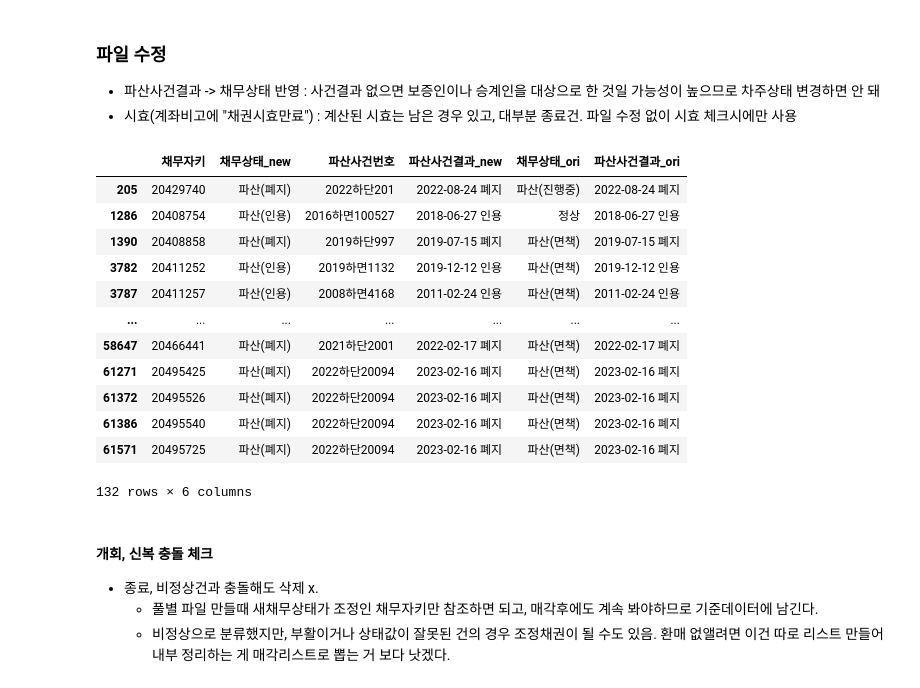
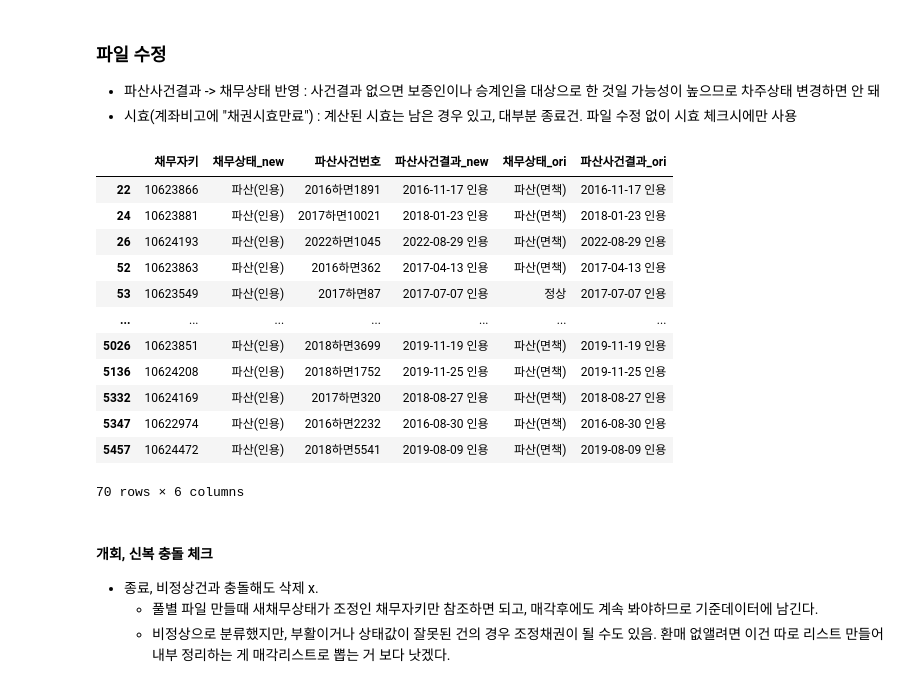
Before and after one commit to jbmyou/python_work, a Jupyter notebook: fileNaming/전산_자산정리_통합.ipynb, the cells around one changed output. Drawn from its saved outputs; the diff is of its cells as text; code cells hidden in the pictures.

```diff
--- a/fileNaming/전산_자산정리_통합.ipynb
+++ b/fileNaming/전산_자산정리_통합.ipynb
@@ -27,21 +27,23 @@ account_dtype = {'채무자키':str, '계좌키':str, '타채무자키':str}
 grt_dtype = {'채무자키':str, '계좌키':str, '타채무자키':str, '보증인키':str}
 rehabilitation_dtype = {'채무자키':str, '계좌키':str, '분납키':str, '사건키':str}
 credit_dtype = {'채무자키':str, '계좌키':str, '보증인키':str, '심의차수':str, '변제금\n수취계좌':str}
-event_dtype = {'채무자키':str, '법조치키':str, '계좌키':str, '관련법조치키':str, '법취하기':str, '타법조치키':str, '타채무자키':str, '관할법원코드':str}
+event_dtype = {'채무자키':str, '법조치키':str, '계좌키':str, '관련법조치키':str, '법취하키':str, '타법조치키':str, '타채무자키':str, '관할법원코드':str}
 # %%
 ##################################
-company = "솔림"
-basedate = "230731"
+company = "대성"
+basedate = "230904"
 ##################################
 wd = join(r"D:\3.자산\전산 dataset", company)
 comp_closing = {
     # 채권 자체의 소멸
-    "종료" : r"종결|매각|환매|DS|완납|완제|종료",
+    "종료" : r"종결(?!요청)|매각|환매|DS|완납|완제|종료",
+    # 비정상-종결요청
+    "종결요청" : r"종결요청",
     # 시효
     "시효" : r"시효|부활",
     # 채무자별로 체크
     "면책" : r"면책|면탈",
-    "불가" : r"제외|상각|포기|파산(?<!\(기각\))|사망|이민|말소" # 상각, 제외, 포기는 이미 보증인까지 고려한 결과일 수 있음
+    "불가" : r"제외|상각|포기|파산(?!\(기각\))|사망|이민|말소" # 상각, 제외, 포기는 이미 보증인까지 고려한 결과일 수 있음
     }
 # %% [markdown]
 ### 파일 읽기
@@ -50,9 +52,9 @@ comp_closing = {
 # 채무자, 계좌, 보증인, 개회신복 기준데이터->차주와 보증인으로 나누 저장
 
 ###################                                                                             # 개회의 겨우 계좌키 분리 파일로 읽을 것!
-files = ("채무자조회새창_20230731_2106", "계좌조회새창_20230731_2109", "보증인새창_20230731_2110", "개인회생새창_20230731_2115_진행중_계좌키분리_기준데이터",
-        "20230731_신용회복전체리스트_솔림", "법조치조회새창_20230731_2112")
-ext = ".pkl"
+files = ("채무자조회새창_20230904_1954", "계좌조회새창_20230904_1955", "보증인새창_20230904_1955", "개인회생새창_20230904_1957_기준데이터",
+        "20230904_신용회복전체리스트_대성", "법조치조회새창_20230904_1956")
+ext = ".xlsx"
 ###################
 
 # 개회-신복 충돌 정리(기준데이터 만들 때 각 담당자가 제거하기로 함)
@@ -71,7 +73,7 @@ else :
     grt = pd.read_excel(join(wd, basedate, files[2]+ext), dtype=grt_dtype).fillna("")
     rehabilitation = pd.read_excel(join(wd, basedate, files[3]+ext), sheet_name="개인회생(진행)", dtype=rehabilitation_dtype).fillna("")
     credit = pd.read_excel(join(wd, basedate, files[4]+ext), sheet_name="확정,미확정", dtype=credit_dtype).fillna("")
-    event = pd.read_pickle(join(wd, basedate, files[5]+ext), dtype=event_dtype).fillna("")
+    event = pd.read_excel(join(wd, basedate, files[5]+ext), dtype=event_dtype).fillna("")
 
     # 엑셀 읽었을 때 해야 할 작업------------
     # 엑셀저장시 NaT 를 ""로
@@ -98,5 +100,9 @@ rehabilitation_d = rehabilitation[rehabilitation["분납자관계"]=="채무자"
 rehabilitation_grt = rehabilitation[rehabilitation["분납자관계"]=="보증인"].copy()
 credit_d = credit[credit["채무구분"]=="주채무"].copy()
 credit_grt = credit[credit["채무구분"]=="보증채무"].copy()
+
+# 신용회복 반영OPB
+# if 진행구분==확정 : 반영OPB = 상환후잔액 if 상환후잔액=="" : 반영OPB = 조정후합계
+# else 반영OPB = 조정전원금
 # %%
 # # 개별 파일 pkl 만들기
@@ -132,37 +140,38 @@ event.to_pickle(join(wd, basedate, files[5]+".pkl"))
 # %%
 temp = debt[["채무자키", "채무상태", "파산사건번호","파산사건결과"]].copy() # 파산사건결과 없는 건은 차주에 대한 것이 아니거나 법원 또는 사건번호에 오류 있거나. (사전에 체크하고, 최신화 해두어야)
 pattern = re.compile('[가-힣]+')
 
 # debt 채무상태 수정
 """
 회생사건이나 관리자사건에 파산사건이 기록되어 있는 경우 있다. 특히 대성.
 또한 파산사건에 파산 아닌 다른 것이 기록되어 있는 경우도 있다. .str.contains("하") 필요
 코드가 복잡해지니 파산사건은 파산사건번호로 모으도록 하자. (일단 현재 대성은 파산의 경우 채무상태는 잘 반영되어 있어 별 문제 없다.)
 하단 : 불허가, 신청취하, 폐지(하면으로 넘어감)  /  하면 : 기각, 인용, 면책
 """
 for i, v in temp[temp["파산사건번호"].str.contains("하")][["채무자키", "채무상태", "파산사건결과"]].iterrows() : # 담당자는 필요 없다. 어차피 채무상태가 종료건 아닌 것만 바꿀 것이므로
     # 사건결과 정상조회(차주 파산),     파산 진행중 or 면책                          but 종료 처리 안 된 것
-    if v.파산사건결과 != "" and re.search("취하|불허가|기각",v.파산사건결과)==None and re.search(comp_closing["종료"], v.채무상태)==None :
+    if v.파산사건결과 != "" and re.search("취하|불허가|기각|채무자의",v.파산사건결과)==None and re.search(comp_closing["종료"], v.채무상태)==None and re.search(comp_closing["종결요청"], v.채무상태)==None:
         temp.loc[i, "채무상태"] = "파산("+ pattern.search(v.파산사건결과)[0]+ ")"
+    # 결과 : '채무자의'  (채무자의 사망으로 종료)
 
 # 확인 ###########
 merge = pd.merge(temp, debt[["채무자키", "채무상태", "파산사건결과"]], how='outer', on='채무자키', suffixes=('_new', '_ori'))
 # merge[merge.파산사건결과 != ""]
 merge[merge.채무상태_ori != merge.채무상태_new]
 # %% [output]
 |  | 채무자키 | 채무상태_new | 파산사건번호 | 파산사건결과_new | 채무상태_ori | 파산사건결과_ori |
-| 205 | 20429740 | 파산(폐지) | 2022하단201 | 2022-08-24 폐지 | 파산(진행중) | 2022-08-24 폐지 |
-| 1286 | 20408754 | 파산(인용) | 2016하면100527 | 2018-06-27 인용 | 정상 | 2018-06-27 인용 |
-| 1390 | 20408858 | 파산(폐지) | 2019하단997 | 2019-07-15 폐지 | 파산(면책) | 2019-07-15 폐지 |
-| 3782 | 20411252 | 파산(인용) | 2019하면1132 | 2019-12-12 인용 | 파산(면책) | 2019-12-12 인용 |
-| 3787 | 20411257 | 파산(인용) | 2008하면4168 | 2011-02-24 인용 | 파산(면책) | 2011-02-24 인용 |
+| 22 | 10623866 | 파산(인용) | 2016하면1891 | 2016-11-17 인용 | 파산(면책) | 2016-11-17 인용 |
+| 24 | 10623881 | 파산(인용) | 2017하면10021 | 2018-01-23 인용 | 파산(면책) | 2018-01-23 인용 |
+| 26 | 10624193 | 파산(인용) | 2022하면1045 | 2022-08-29 인용 | 파산(면책) | 2022-08-29 인용 |
+| 52 | 10623863 | 파산(인용) | 2016하면362 | 2017-04-13 인용 | 파산(면책) | 2017-04-13 인용 |
+| 53 | 10623549 | 파산(인용) | 2017하면87 | 2017-07-07 인용 | 정상 | 2017-07-07 인용 |
 | ... | ... | ... | ... | ... | ... | ... |
-| 58647 | 20466441 | 파산(폐지) | 2021하단2001 | 2022-02-17 폐지 | 파산(면책) | 2022-02-17 폐지 |
-| 61271 | 20495425 | 파산(폐지) | 2022하단20094 | 2023-02-16 폐지 | 파산(면책) | 2023-02-16 폐지 |
-| 61372 | 20495526 | 파산(폐지) | 2022하단20094 | 2023-02-16 폐지 | 파산(면책) | 2023-02-16 폐지 |
-| 61386 | 20495540 | 파산(폐지) | 2022하단20094 | 2023-02-16 폐지 | 파산(면책) | 2023-02-16 폐지 |
-| 61571 | 20495725 | 파산(폐지) | 2022하단20094 | 2023-02-16 폐지 | 파산(면책) | 2023-02-16 폐지 |
+| 5026 | 10623851 | 파산(인용) | 2018하면3699 | 2019-11-19 인용 | 파산(면책) | 2019-11-19 인용 |
+| 5136 | 10624208 | 파산(인용) | 2018하면1752 | 2019-11-25 인용 | 파산(면책) | 2019-11-25 인용 |
+| 5332 | 10624169 | 파산(인용) | 2017하면320 | 2018-08-27 인용 | 파산(면책) | 2018-08-27 인용 |
+| 5347 | 10622974 | 파산(인용) | 2016하면2232 | 2016-08-30 인용 | 파산(면책) | 2016-08-30 인용 |
+| 5457 | 10624472 | 파산(인용) | 2018하면5541 | 2019-08-09 인용 | 파산(면책) | 2019-08-09 인용 |
-132 rows × 6 columns
+70 rows × 6 columns
 # %%
 # 확인 후 이상없으면 저장  # 이상없이 잘 되는 거 확인 함 # 파일 저장은 하지 말자.
 debt["채무상태"] = temp["채무상태"]
```
Also changed, not shown: parts of 22 cells of this notebook, 4 other files.
